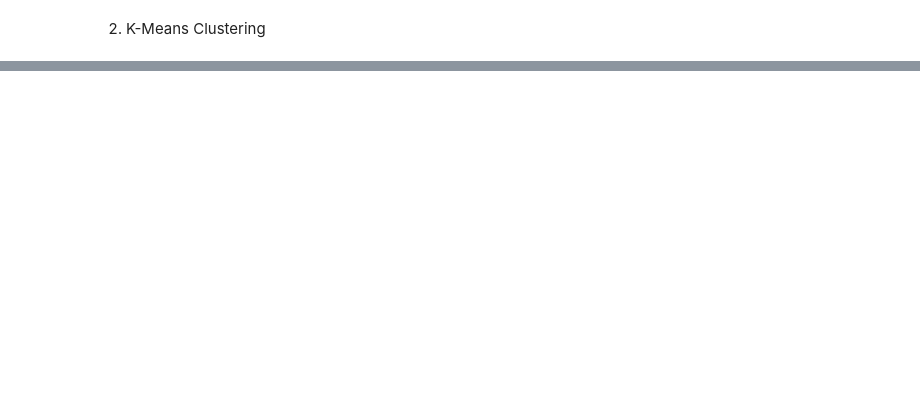
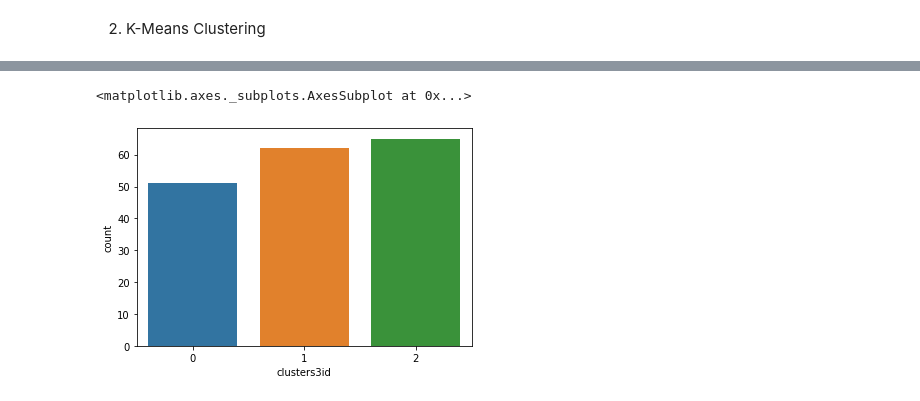
Before and after one commit to revati2013/Assignment08_PCA, a Jupyter notebook: Assign08_PCA.ipynb, the cells around one changed output, grey strips where cells are left out. Saved outputs shown, nothing was run; the diff lists cells and outputs as text; code cells hidden in the pictures; blank space fills up the shorter version.

```diff
--- a/Assign08_PCA.ipynb
+++ b/Assign08_PCA.ipynb
@@ -112,0 +348,5 @@ wine2['clusters3id'].value_counts()
+# %%
+sns.countplot(wine2.clusters3id)
+# %% [output]
+<matplotlib.axes._subplots.AxesSubplot at 0x...>
+[figure, added]
```
Also changed, not shown: parts of 30 cells of this notebook.
